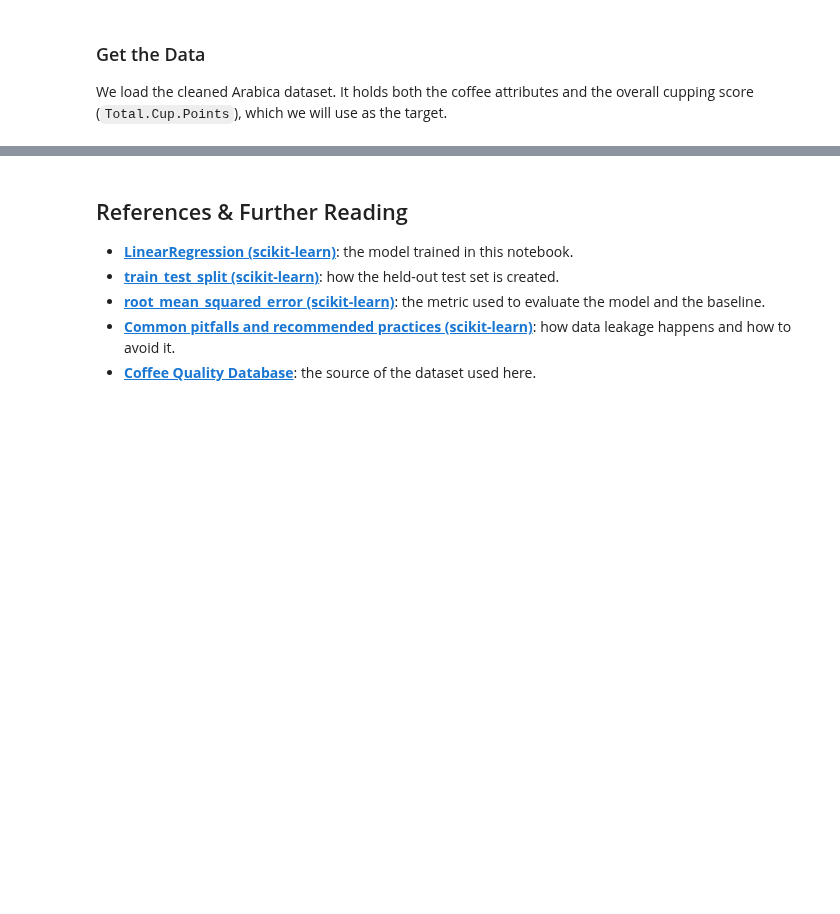
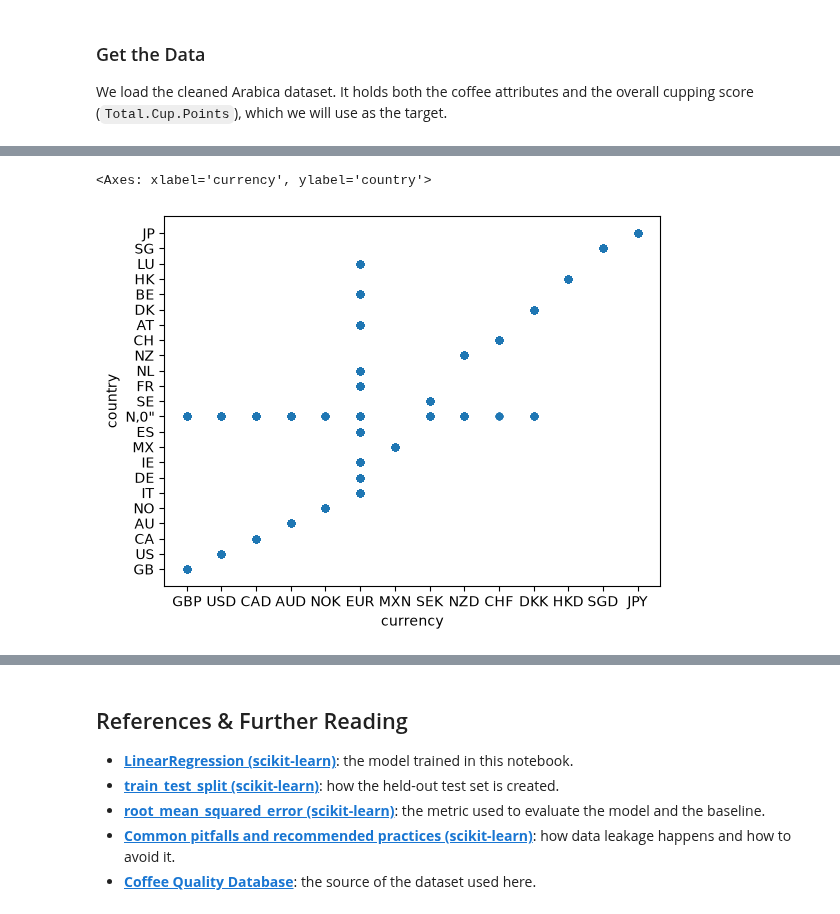
Before and after one commit to MaThorm/kickstarter_project, a Jupyter notebook: 03_eda-and-modeling.ipynb, the cells around one changed output, grey strips where cells are left out. Cells and saved outputs as stored; diff of their text form; code cells hidden in the pictures; blank space fills up the shorter version.

```diff
--- a/03_eda-and-modeling.ipynb
+++ b/03_eda-and-modeling.ipynb
@@ -216,0 +146,5 @@ print(f"Predicted cupping score for the new coffee: {predicted_score:.2f}")
+# %%
+df.plot.scatter(x="currency",y="country")
+# %% [output]
+<Axes: xlabel='currency', ylabel='country'>
+[figure, added]
```
Also changed, not shown: parts of 85 cells of this notebook, 4 other files.
